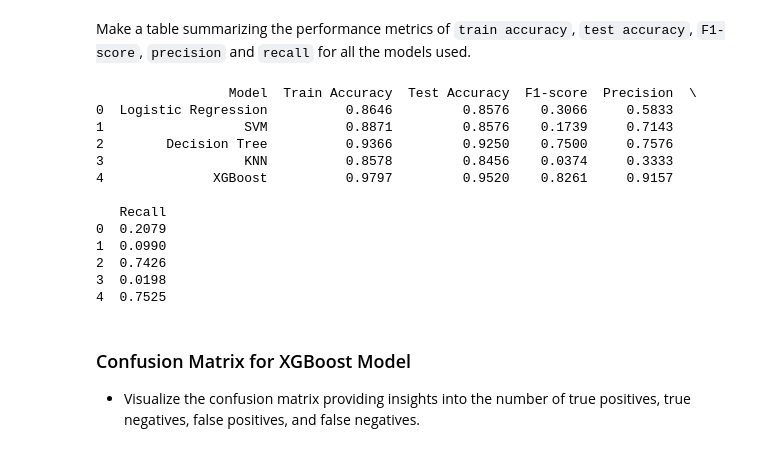
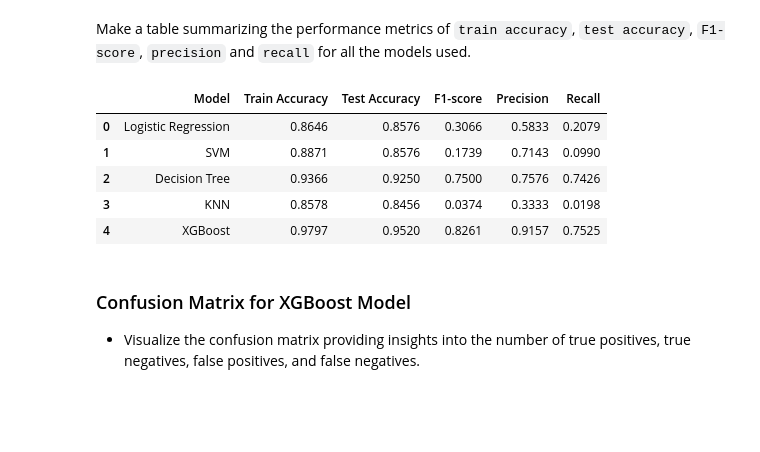
Before and after one commit to Abuz254/glowing-octo-computing-machine, a Jupyter notebook: telcom.ipynb, the cells around one changed output. Saved outputs shown, nothing was run; the diff lists cells and outputs as text; code cells hidden in the pictures; blank space fills up the shorter version.

```diff
--- a/telcom.ipynb
+++ b/telcom.ipynb
@@ -756,23 +756,16 @@ performance_metrics = {
 # %%
 # Create DataFrame from the performance metrics
 df_performance = pd.DataFrame(performance_metrics)
 
 # Print the DataFrame
-print(df_performance)
+df_performance
 # %% [output]
-                 Model  Train Accuracy  Test Accuracy  F1-score  Precision  \
-0  Logistic Regression          0.8646         0.8576    0.3066     0.5833
-1                  SVM          0.8871         0.8576    0.1739     0.7143
-2        Decision Tree          0.9366         0.9250    0.7500     0.7576
-3                  KNN          0.8578         0.8456    0.0374     0.3333
-4              XGBoost          0.9797         0.9520    0.8261     0.9157
-
-   Recall
-0  0.2079
-1  0.0990
-2  0.7426
-3  0.0198
-4  0.7525
+|  | Model | Train Accuracy | Test Accuracy | F1-score | Precision | Recall |
+| 0 | Logistic Regression | 0.8646 | 0.8576 | 0.3066 | 0.5833 | 0.2079 |
+| 1 | SVM | 0.8871 | 0.8576 | 0.1739 | 0.7143 | 0.0990 |
+| 2 | Decision Tree | 0.9366 | 0.9250 | 0.7500 | 0.7576 | 0.7426 |
+| 3 | KNN | 0.8578 | 0.8456 | 0.0374 | 0.3333 | 0.0198 |
+| 4 | XGBoost | 0.9797 | 0.9520 | 0.8261 | 0.9157 | 0.7525 |
 # %% [markdown]
 ### Confusion Matrix for XGBoost Model
 - Visualize the confusion matrix providing insights into the number of true positives, true negatives, false positives, and false negatives.
```
Also changed, not shown: parts of 3 cells of this notebook.
